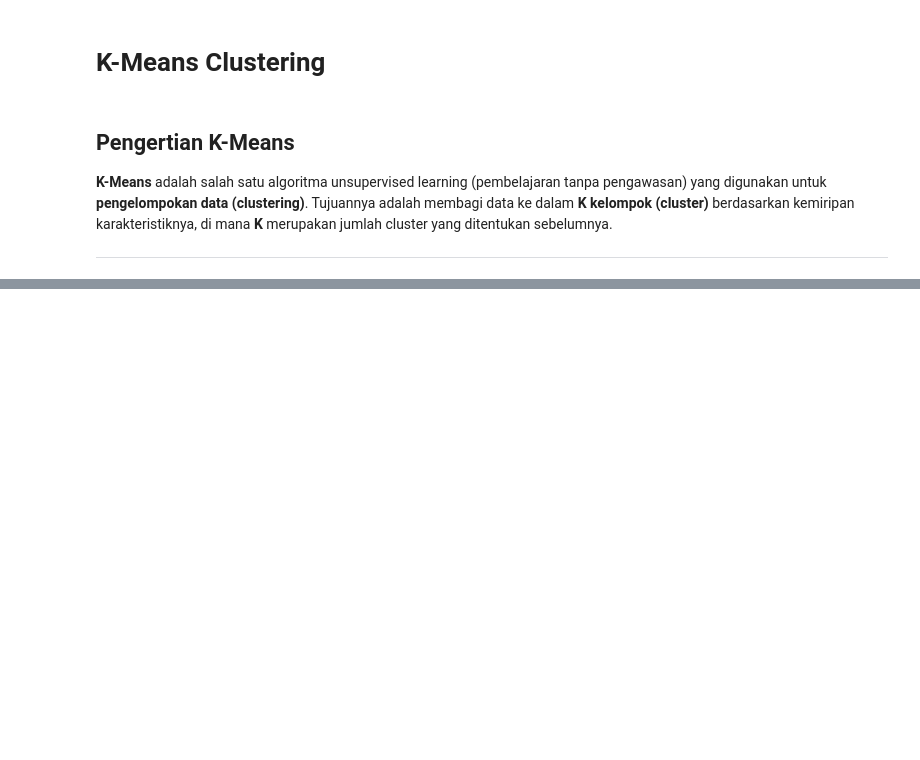
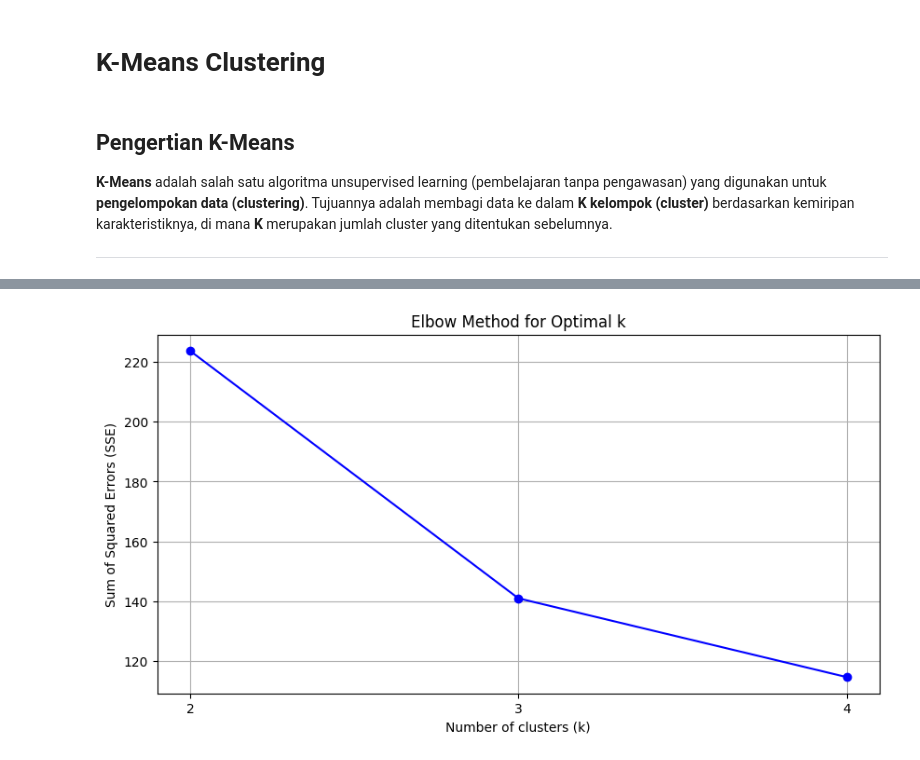
Before and after one commit to Zulfri-23-176/tryPendat, a Jupyter notebook: pendat/K-Means.ipynb, the cells around one changed output, grey strips where cells are left out. Saved outputs shown, nothing was run; the diff lists cells and outputs as text; code cells hidden in the pictures; blank space fills up the shorter version.

```diff
--- a/pendat/K-Means.ipynb
+++ b/pendat/K-Means.ipynb
@@ -65,0 +73,7 @@ df.head()
+# %%
+from sklearn.preprocessing import StandardScaler
+# Standarisasi data
+scaler = StandardScaler()
+data_scaled = scaler.fit_transform(data)
+data_scaled = pd.DataFrame(data_scaled, columns=data.columns)
+data_scaled.head()
@@ -65,0 +87,29 @@ df.head()
+# %%
+from sklearn.cluster import KMeans
+from sklearn.metrics import silhouette_score
+# Menghitung SSE dan Silhouette Score untuk k=2 hingga k=4
+sse = []
+silhouette_scores = []
+k_range = range(2, 5)
+
+for k in k_range:
+    kmeans = KMeans(n_clusters=k, random_state=42, n_init=10)
+    kmeans.fit(data_scaled)
+
+    # SSE
+    sse.append(kmeans.inertia_)
+
+    # Silhouette Score
+    silhouette_scores.append(silhouette_score(data_scaled, kmeans.labels_))
+# %%
+# Visualisasi SSE (Elbow Method)
+plt.figure(figsize=(10, 5))
+plt.plot(k_range, sse, 'bo-')
+plt.xlabel('Number of clusters (k)')
+plt.ylabel('Sum of Squared Errors (SSE)')
+plt.title('Elbow Method for Optimal k')
+plt.xticks(k_range)
+plt.grid()
+plt.show()
+# %% [output]
+[figure, added]
```
Also changed, not shown: parts of 12 cells of this notebook.
